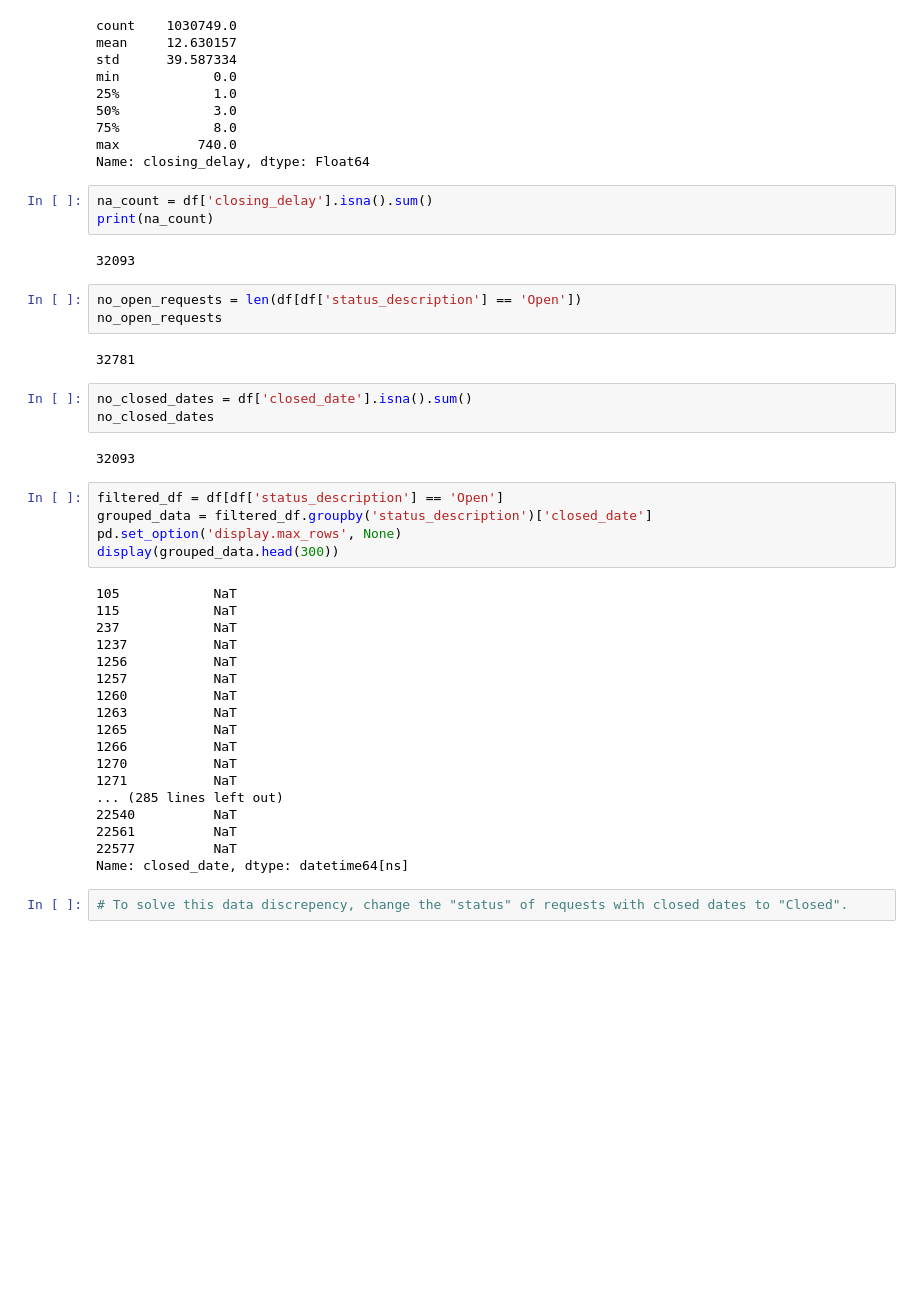
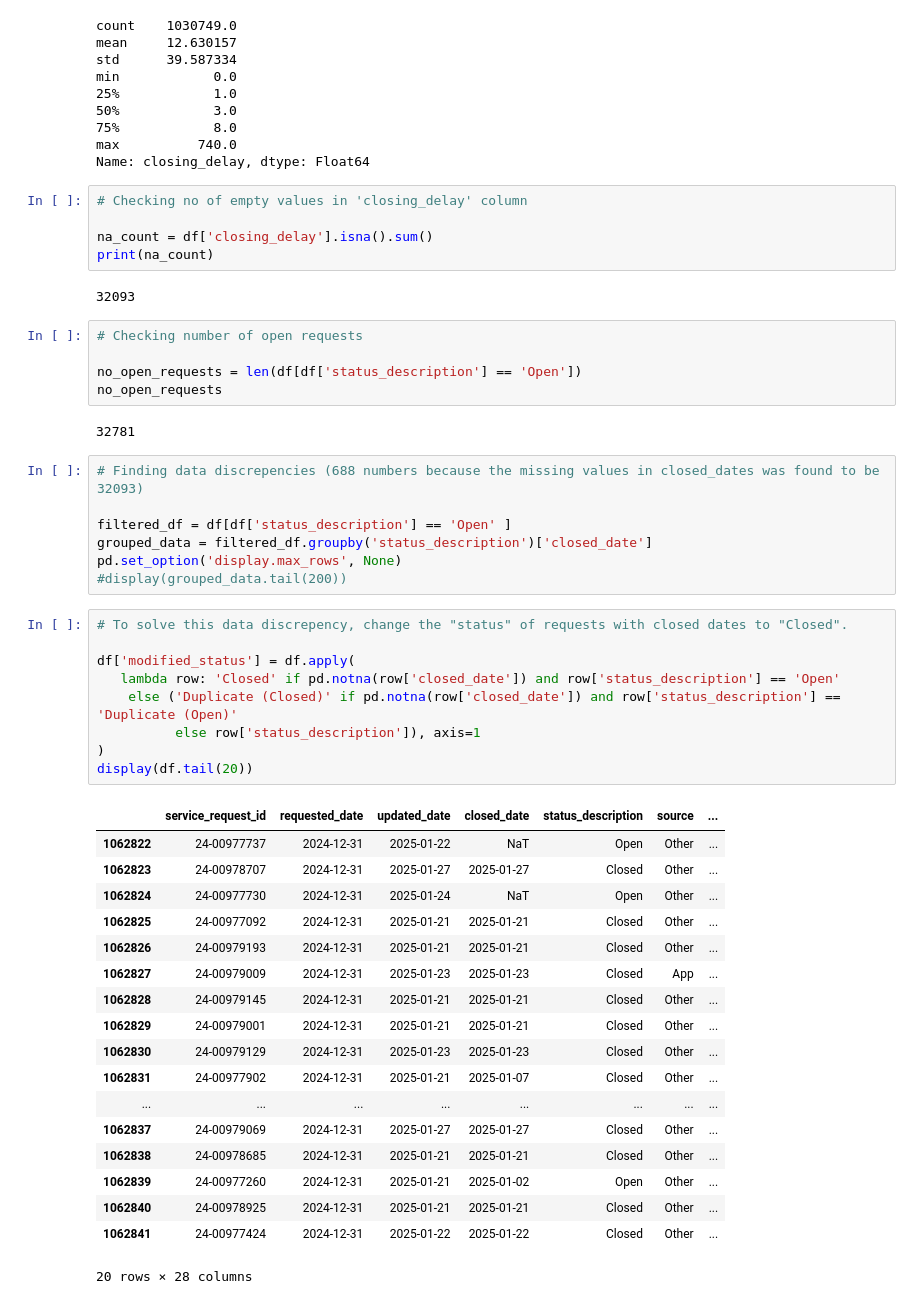
Before and after one commit to AnithaUofC/311ServiceRequests, a Jupyter notebook: 311ServiceRequestsCleaning.ipynb, the cells around one changed output. Saved outputs shown, nothing was run; the diff lists cells and outputs as text; blank space fills up the shorter version.

Commit message:
modified_status column changed

```diff
--- a/311ServiceRequestsCleaning.ipynb
+++ b/311ServiceRequestsCleaning.ipynb
@@ -308,42 +295,51 @@ min            0.0
 max          740.0
 Name: closing_delay, dtype: Float64
 # %%
+# Checking no of empty values in 'closing_delay' column
+
 na_count = df['closing_delay'].isna().sum()
 print(na_count)
 # %% [output]
 32093
 # %%
+# Checking number of open requests
+
 no_open_requests = len(df[df['status_description'] == 'Open'])
 no_open_requests
 # %% [output]
 32781
-# %%
-no_closed_dates = df['closed_date'].isna().sum()
-no_closed_dates
-# %% [output]
-32093
 # %%
-filtered_df = df[df['status_description'] == 'Open']
+# Finding data discrepencies (688 numbers because the missing values in closed_dates was found to be 32093)
+
+filtered_df = df[df['status_description'] == 'Open' ]
 grouped_data = filtered_df.groupby('status_description')['closed_date']
 pd.set_option('display.max_rows', None)
-display(grouped_data.head(300))
+#display(grouped_data.tail(200))
-# %% [output]
-105            NaT
-115            NaT
-237            NaT
-1237           NaT
-1256           NaT
-1257           NaT
-1260           NaT
-1263           NaT
-1265           NaT
-1266           NaT
-1270           NaT
-1271           NaT
-... (285 lines left out)
-22540          NaT
-22561          NaT
-22577          NaT
-Name: closed_date, dtype: datetime64[ns]
 # %%
 # To solve this data discrepency, change the "status" of requests with closed dates to "Closed".
+
+df['modified_status'] = df.apply(
+   lambda row: 'Closed' if pd.notna(row['closed_date']) and row['status_description'] == 'Open'
+    else ('Duplicate (Closed)' if pd.notna(row['closed_date']) and row['status_description'] == 'Duplicate (Open)'
+          else row['status_description']), axis=1
+)
+display(df.tail(20))
+# %% [output]
+|  | service_request_id | requested_date | updated_date | closed_date | status_description | source | ... |
+| 1062822 | 24-00977737 | 2024-12-31 | 2025-01-22 | NaT | Open | Other | ... |
+| 1062823 | 24-00978707 | 2024-12-31 | 2025-01-27 | 2025-01-27 | Closed | Other | ... |
+| 1062824 | 24-00977730 | 2024-12-31 | 2025-01-24 | NaT | Open | Other | ... |
+| 1062825 | 24-00977092 | 2024-12-31 | 2025-01-21 | 2025-01-21 | Closed | Other | ... |
+| 1062826 | 24-00979193 | 2024-12-31 | 2025-01-21 | 2025-01-21 | Closed | Other | ... |
+| 1062827 | 24-00979009 | 2024-12-31 | 2025-01-23 | 2025-01-23 | Closed | App | ... |
+| 1062828 | 24-00979145 | 2024-12-31 | 2025-01-21 | 2025-01-21 | Closed | Other | ... |
+| 1062829 | 24-00979001 | 2024-12-31 | 2025-01-21 | 2025-01-21 | Closed | Other | ... |
+| 1062830 | 24-00979129 | 2024-12-31 | 2025-01-23 | 2025-01-23 | Closed | Other | ... |
+| 1062831 | 24-00977902 | 2024-12-31 | 2025-01-21 | 2025-01-07 | Closed | Other | ... |
+| ... | ... | ... | ... | ... | ... | ... | ... |
+| 1062837 | 24-00979069 | 2024-12-31 | 2025-01-27 | 2025-01-27 | Closed | Other | ... |
+| 1062838 | 24-00978685 | 2024-12-31 | 2025-01-21 | 2025-01-21 | Closed | Other | ... |
+| 1062839 | 24-00977260 | 2024-12-31 | 2025-01-21 | 2025-01-02 | Open | Other | ... |
+| 1062840 | 24-00978925 | 2024-12-31 | 2025-01-21 | 2025-01-21 | Closed | Other | ... |
+| 1062841 | 24-00977424 | 2024-12-31 | 2025-01-22 | 2025-01-22 | Closed | Other | ... |
+20 rows × 28 columns
```
Also changed, not shown: parts of 3 cells of this notebook.
